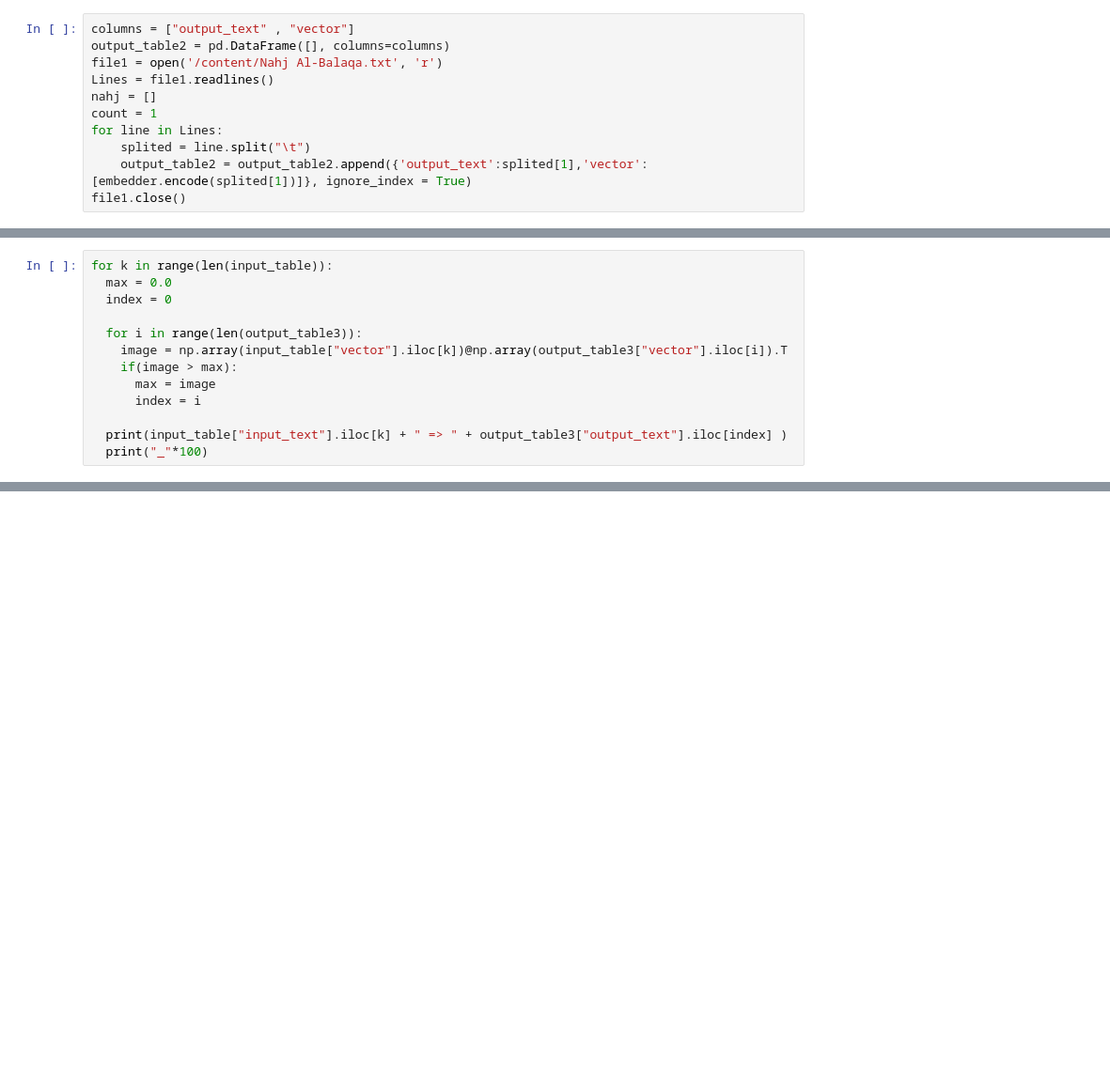
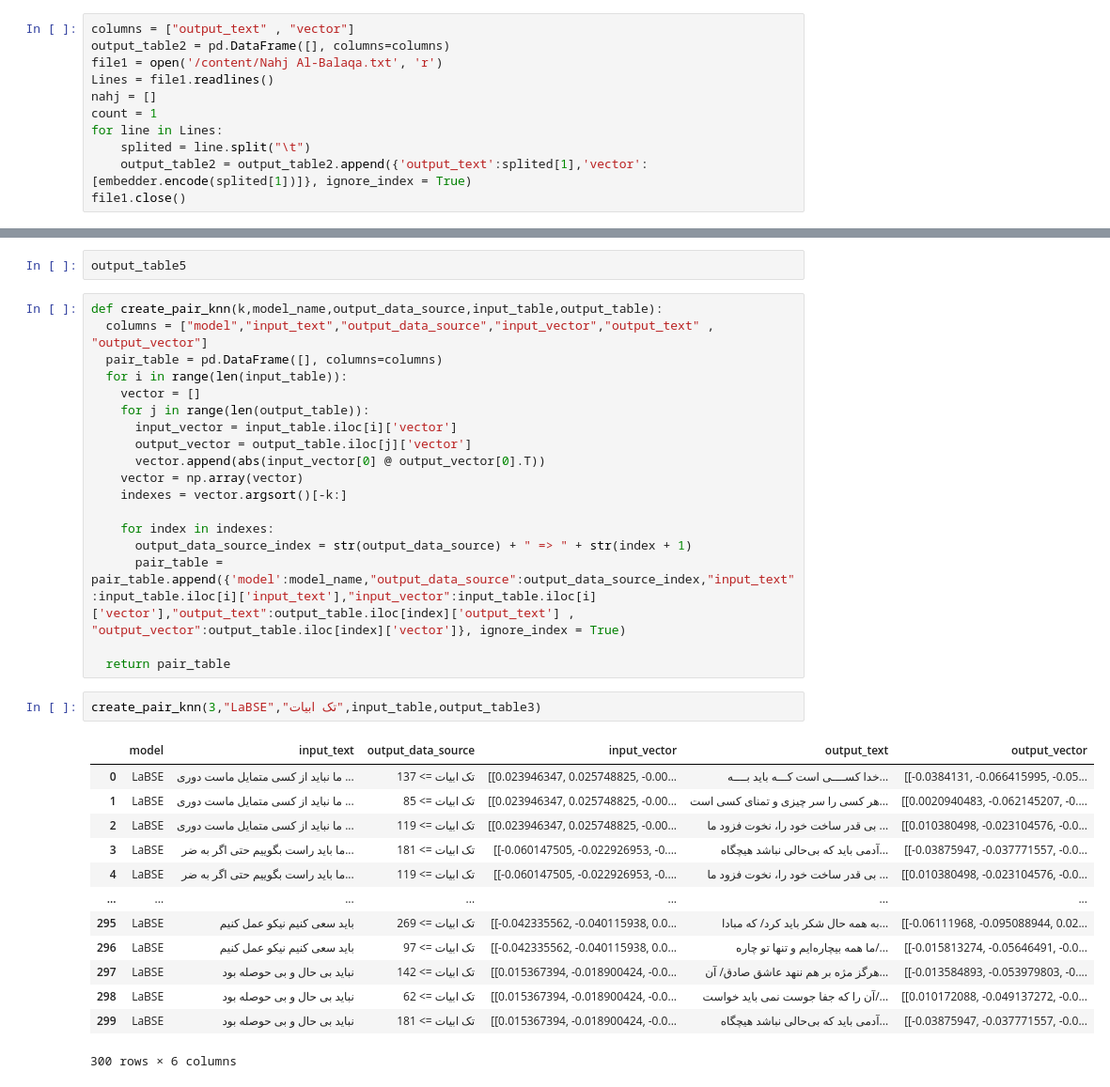
Before and after one commit to Mohamadrezakamali/text-enrich, a Jupyter notebook: LaBSE.ipynb, the cells around one changed output, grey strips where cells are left out. Shown: that part at 94% size. Drawn from its saved outputs; the diff is of its cells as text; blank space fills up the shorter version.

Commit message:
add knn to LaBSE modell

```diff
--- a/LaBSE.ipynb
+++ b/LaBSE.ipynb
@@ -297,13 +269,0 @@ output_table3
-# %%
-for k in range(len(input_table)):
-  max = 0.0
-  index = 0
-
-  for i in range(len(output_table3)):
-    image = np.array(input_table["vector"].iloc[k])@np.array(output_table3["vector"].iloc[i]).T
-    if(image > max):
-      max = image
-      index = i
-
-  print(input_table["input_text"].iloc[k] + " => " + output_table3["output_text"].iloc[index] )
-  print("_"*100)
@@ -386 +272,37 @@ output_table4
+# %%
+output_table5
+# %%
+def create_pair_knn(k,model_name,output_data_source,input_table,output_table):
+  columns = ["model","input_text","output_data_source","input_vector","output_text" , "output_vector"]
+  pair_table = pd.DataFrame([], columns=columns)
+  for i in range(len(input_table)):
+    vector = []
+    for j in range(len(output_table)):
+      input_vector = input_table.iloc[i]['vector']
+      output_vector = output_table.iloc[j]['vector']
+      vector.append(abs(input_vector[0] @ output_vector[0].T))
+    vector = np.array(vector)
+    indexes = vector.argsort()[-k:]
+
+    for index in indexes:
+      output_data_source_index = str(output_data_source) + " => " + str(index + 1)
+      pair_table = pair_table.append({'model':model_name,"output_data_source":output_data_source_index,"input_text":input_table.iloc[i]['input_text'],"input_vector":input_table.iloc[i]['vector'],"output_text":output_table.iloc[index]['output_text'] , "output_vector":output_table.iloc[index]['vector']}, ignore_index = True)
+
+  return pair_table
+# %%
+create_pair_knn(3,"LaBSE","تک ابیات",input_table,output_table3)
+# %% [output]
+|  | model | input_text | output_data_source | input_vector | output_text | output_vector |
+| 0 | LaBSE | ما نباید از کسی متمایل ماست دوری ... | تک ابیات => 137 | [[0.023946347, 0.025748825, -0.00... | خدا کســــی است کـــه باید بــــه... | [[-0.0384131, -0.066415995, -0.05... |
+| 1 | LaBSE | ما نباید از کسی متمایل ماست دوری ... | تک ابیات => 85 | [[0.023946347, 0.025748825, -0.00... | هر کسی را سر چیزی و تمنای کسی است... | [[0.0020940483, -0.062145207, -0.... |
+| 2 | LaBSE | ما نباید از کسی متمایل ماست دوری ... | تک ابیات => 119 | [[0.023946347, 0.025748825, -0.00... | بی قدر ساخت خود را، نخوت فزود ما ... | [[0.010380498, -0.023104576, -0.0... |
+| 3 | LaBSE | ما باید راست بگوییم حتی اگر به ضر... | تک ابیات => 181 | [[-0.060147505, -0.022926953, -0.... | آدمی باید که بی‌حالی نباشد هیچگاه... | [[-0.03875947, -0.037771557, -0.0... |
+| 4 | LaBSE | ما باید راست بگوییم حتی اگر به ضر... | تک ابیات => 119 | [[-0.060147505, -0.022926953, -0.... | بی قدر ساخت خود را، نخوت فزود ما ... | [[0.010380498, -0.023104576, -0.0... |
+| ... | ... | ... | ... | ... | ... | ... |
+| 295 | LaBSE | باید سعی کنیم نیکو عمل کنیم | تک ابیات => 269 | [[-0.042335562, -0.040115938, 0.0... | به همه حال شکر باید کرد/ که مبادا... | [[-0.06111968, -0.095088944, 0.02... |
+| 296 | LaBSE | باید سعی کنیم نیکو عمل کنیم | تک ابیات => 97 | [[-0.042335562, -0.040115938, 0.0... | ما همه بیچاره‌ایم و تنها تو چاره/... | [[-0.015813274, -0.05646491, -0.0... |
+| 297 | LaBSE | نباید بی حال و بی حوصله بود | تک ابیات => 142 | [[0.015367394, -0.018900424, -0.0... | هرگز مژه بر هم ننهد عاشق صادق/ آن... | [[-0.013584893, -0.053979803, -0.... |
+| 298 | LaBSE | نباید بی حال و بی حوصله بود | تک ابیات => 62 | [[0.015367394, -0.018900424, -0.0... | آن را که جفا جوست نمی باید خواست/... | [[0.010172088, -0.049137272, -0.0... |
+| 299 | LaBSE | نباید بی حال و بی حوصله بود | تک ابیات => 181 | [[0.015367394, -0.018900424, -0.0... | آدمی باید که بی‌حالی نباشد هیچگاه... | [[-0.03875947, -0.037771557, -0.0... |
+300 rows × 6 columns
 # %%
```
Also changed, not shown: parts of 16 cells of this notebook.
